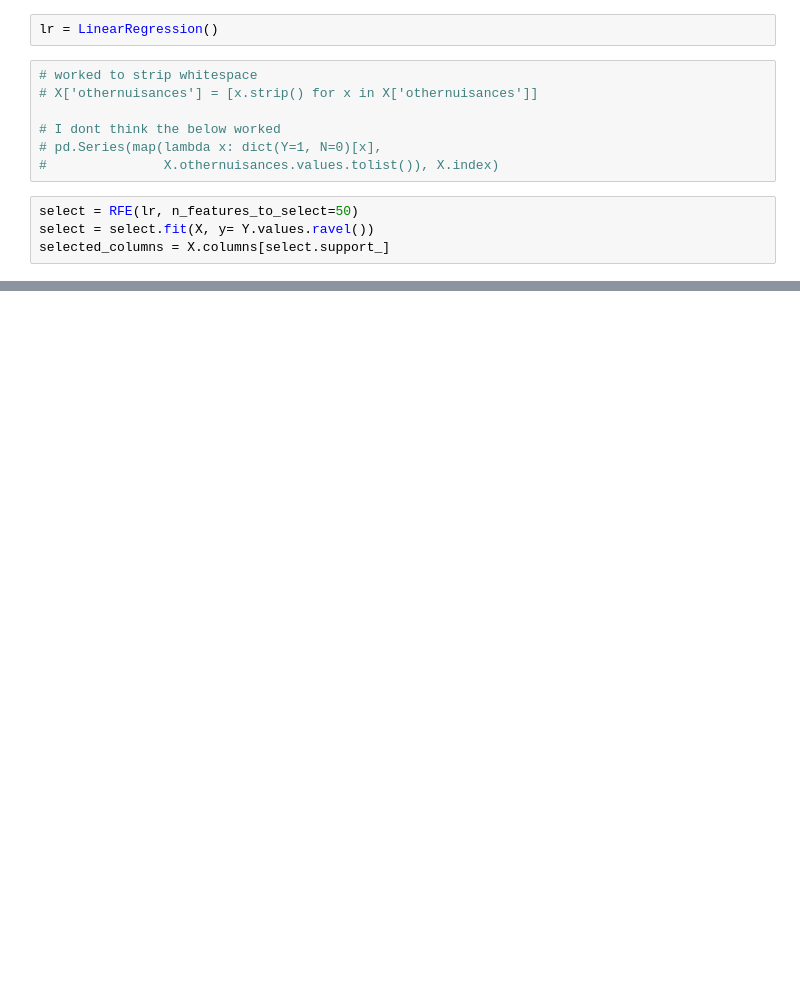
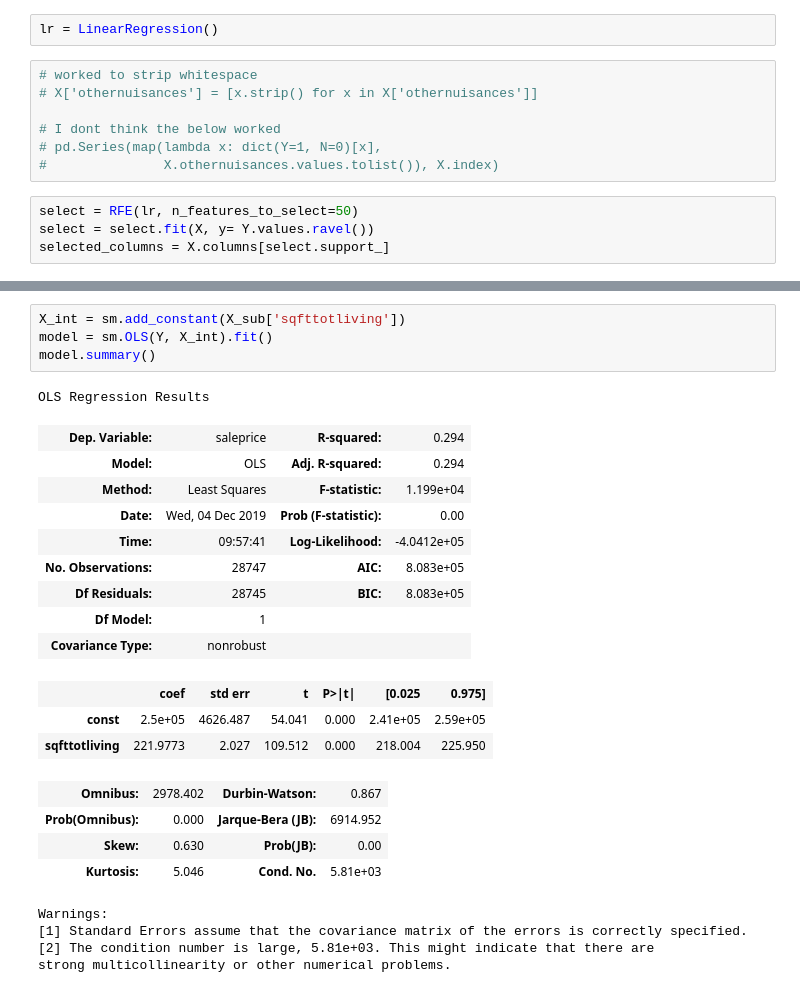
Before and after one commit to aabrahamson3/king-county-housing, a Jupyter notebook: notebooks/exploratory/aa_eda.ipynb, the cells around one changed output, grey strips where cells are left out. Cells and saved outputs as stored; diff of their text form; blank space fills up the shorter version.

```diff
--- a/notebooks/exploratory/aa_eda.ipynb
+++ b/notebooks/exploratory/aa_eda.ipynb
@@ -258,0 +448,26 @@ Warnings:
+# %%
+X_int = sm.add_constant(X_sub['sqfttotliving'])
+model = sm.OLS(Y, X_int).fit()
+model.summary()
+# %% [output]
+OLS Regression Results
+| Dep. Variable: | saleprice | R-squared: | 0.294 |
+| Model: | OLS | Adj. R-squared: | 0.294 |
+| Method: | Least Squares | F-statistic: | 1.199e+04 |
+| Date: | Wed, 04 Dec 2019 | Prob (F-statistic): | 0.00 |
+| Time: | 09:57:41 | Log-Likelihood: | -4.0412e+05 |
+| No. Observations: | 28747 | AIC: | 8.083e+05 |
+| Df Residuals: | 28745 | BIC: | 8.083e+05 |
+| Df Model: | 1 |  |  |
+| Covariance Type: | nonrobust |  |  |
+|  | coef | std err | t | P>|t| | [0.025 | 0.975] |
+| const | 2.5e+05 | 4626.487 | 54.041 | 0.000 | 2.41e+05 | 2.59e+05 |
+| sqfttotliving | 221.9773 | 2.027 | 109.512 | 0.000 | 218.004 | 225.950 |
+| Omnibus: | 2978.402 | Durbin-Watson: | 0.867 |
+| Prob(Omnibus): | 0.000 | Jarque-Bera (JB): | 6914.952 |
+| Skew: | 0.630 | Prob(JB): | 0.00 |
+| Kurtosis: | 5.046 | Cond. No. | 5.81e+03 |
+Warnings:
+[1] Standard Errors assume that the covariance matrix of the errors is correctly specified.
+[2] The condition number is large, 5.81e+03. This might indicate that there are
+strong multicollinearity or other numerical problems.
```
Also changed, not shown: parts of 20 cells of this notebook.
